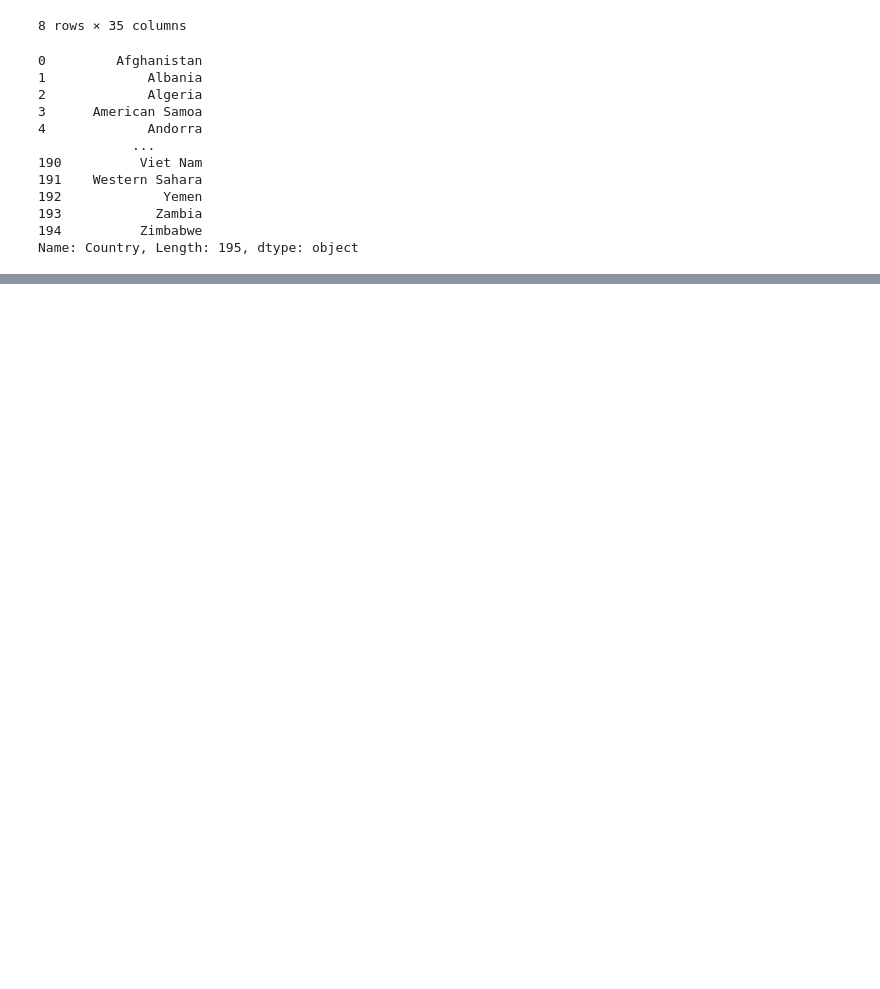
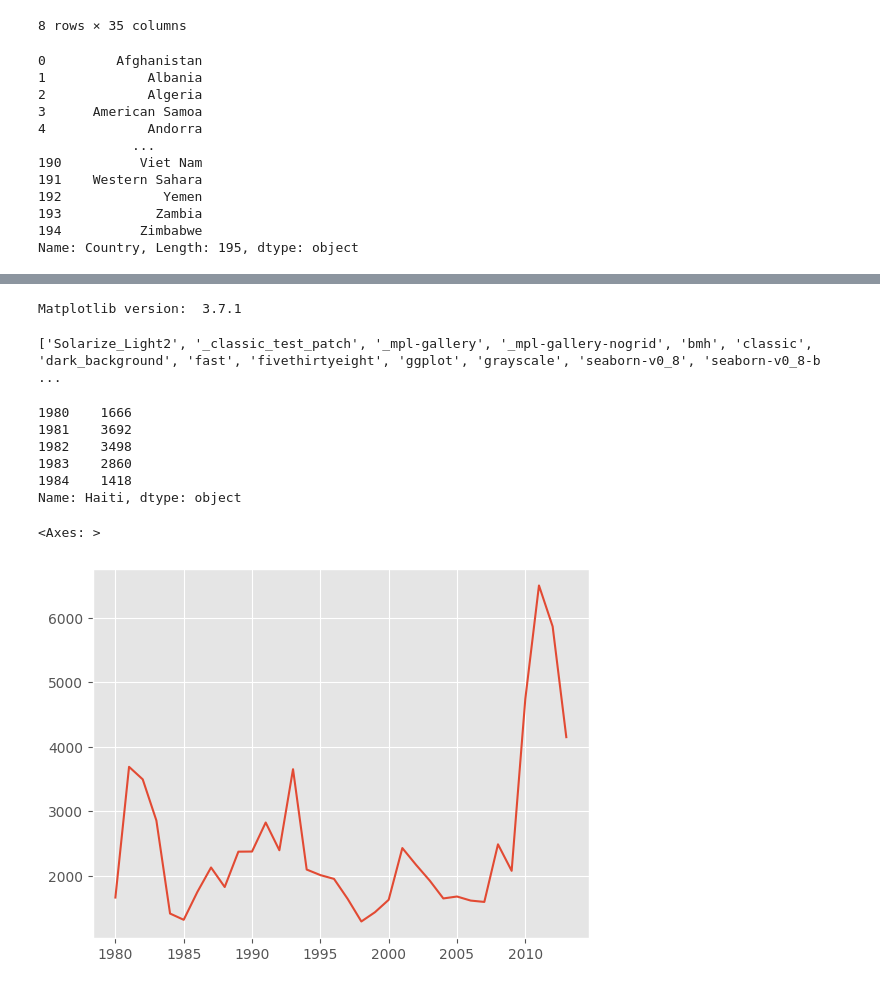
Before and after one commit to EmidioLP/IBMSkillsBuild, a Jupyter notebook: Data_Visualization_with_Python/Lab1.ipynb, the cells around one changed output, grey strips where cells are left out. Drawn from its saved outputs; the diff is of its cells as text; code cells hidden in the pictures; blank space fills up the shorter version.

Commit message:
Lab 1 do curso de data visualization atualizado

```diff
--- a/Data_Visualization_with_Python/Lab1.ipynb
+++ b/Data_Visualization_with_Python/Lab1.ipynb
@@ -189,0 +294,5 @@ Name: Country, Length: 195, dtype: object
+# %%
+df_can.columns = list(map(str, df_can.columns))
+# %%
+years = list(map(str, range(1980, 2014)))
+years
@@ -189,0 +391,25 @@ Name: Country, Length: 195, dtype: object
+# %%
+print('Matplotlib version: ', mpl.__version__)
+# %% [output]
+Matplotlib version:  3.7.1
+# %%
+print(plt.style.available)
+mpl.style.use(['ggplot'])
+# %% [output]
+['Solarize_Light2', '_classic_test_patch', '_mpl-gallery', '_mpl-gallery-nogrid', 'bmh', 'classic', 'dark_background', 'fast', 'fivethirtyeight', 'ggplot', 'grayscale', 'seaborn-v0_8', 'seaborn-v0_8-b ...
+# %%
+# Line Plots
+haiti = df_can.loc['Haiti', years]
+haiti.head()
+# %% [output]
+1980    1666
+1981    3692
+1982    3498
+1983    2860
+1984    1418
+Name: Haiti, dtype: object
+# %%
+haiti.plot()
+# %% [output]
+<Axes: >
+[figure, added]
```
Also changed, not shown: parts of 25 cells of this notebook.
